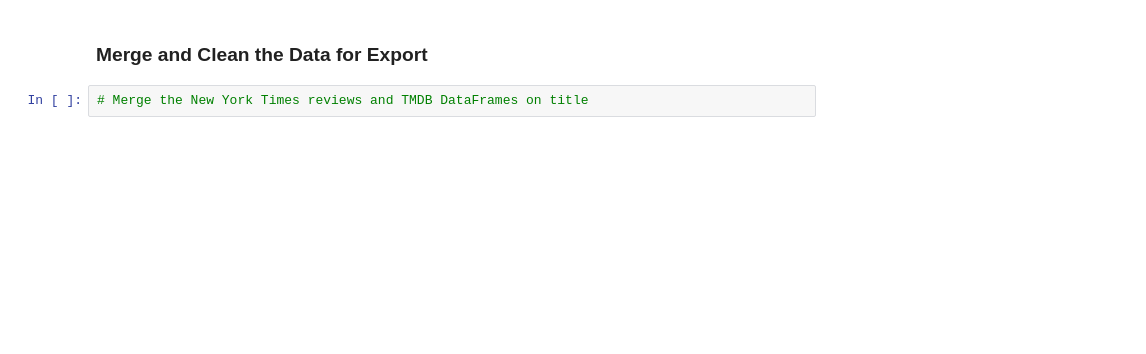
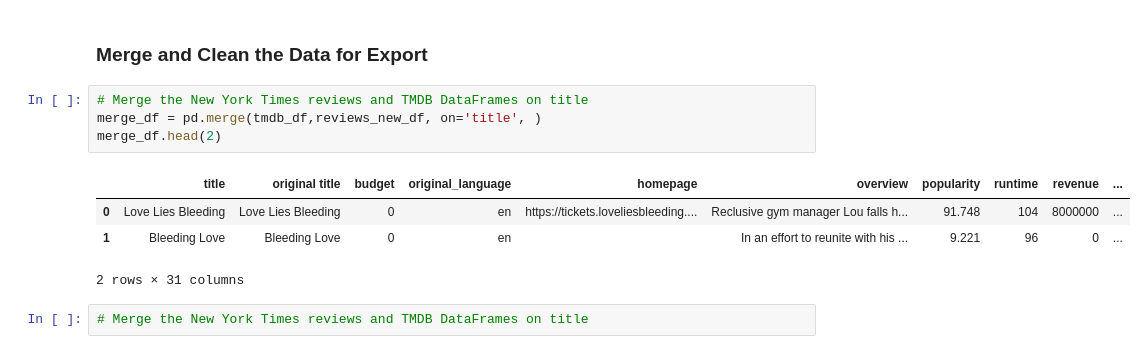
Before and after one commit to dannygallardo/data-sourcing-challenge, a Jupyter notebook: retrieve_movie_data.ipynb, the cells around one changed output. Cells and saved outputs as stored; diff of their text form; blank space fills up the shorter version.

Commit message:
merged the dfs

```diff
--- a/retrieve_movie_data.ipynb
+++ b/retrieve_movie_data.ipynb
@@ -330,6 +330,15 @@ tmdb_df
 | 7 | Love Life | Les amours de la pieuvre | 0 | fr |  | An octopus slithers into a narrow... | 2.141 | 14 | 0 | ... |
 # %% [markdown]
 ### Merge and Clean the Data for Export
+# %%
+# Merge the New York Times reviews and TMDB DataFrames on title
+merge_df = pd.merge(tmdb_df,reviews_new_df, on='title', )
+merge_df.head(2)
+# %% [output]
+|  | title | original title | budget | original_language | homepage | overview | popularity | runtime | revenue | ... |
+| 0 | Love Lies Bleeding | Love Lies Bleeding | 0 | en | https://tickets.loveliesbleeding.... | Reclusive gym manager Lou falls h... | 91.748 | 104 | 8000000 | ... |
+| 1 | Bleeding Love | Bleeding Love | 0 | en |  | In an effort to reunite with his ... | 9.221 | 96 | 0 | ... |
+2 rows × 31 columns
 # %%
 # Merge the New York Times reviews and TMDB DataFrames on title
 # %% [output]
```
